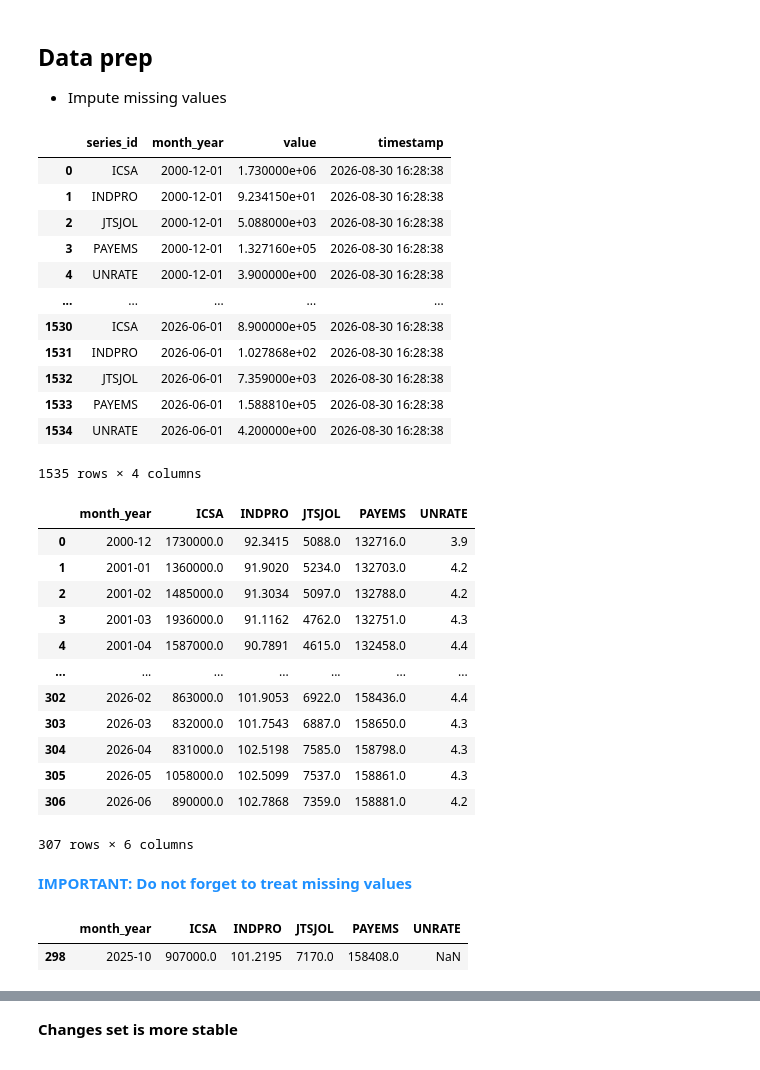
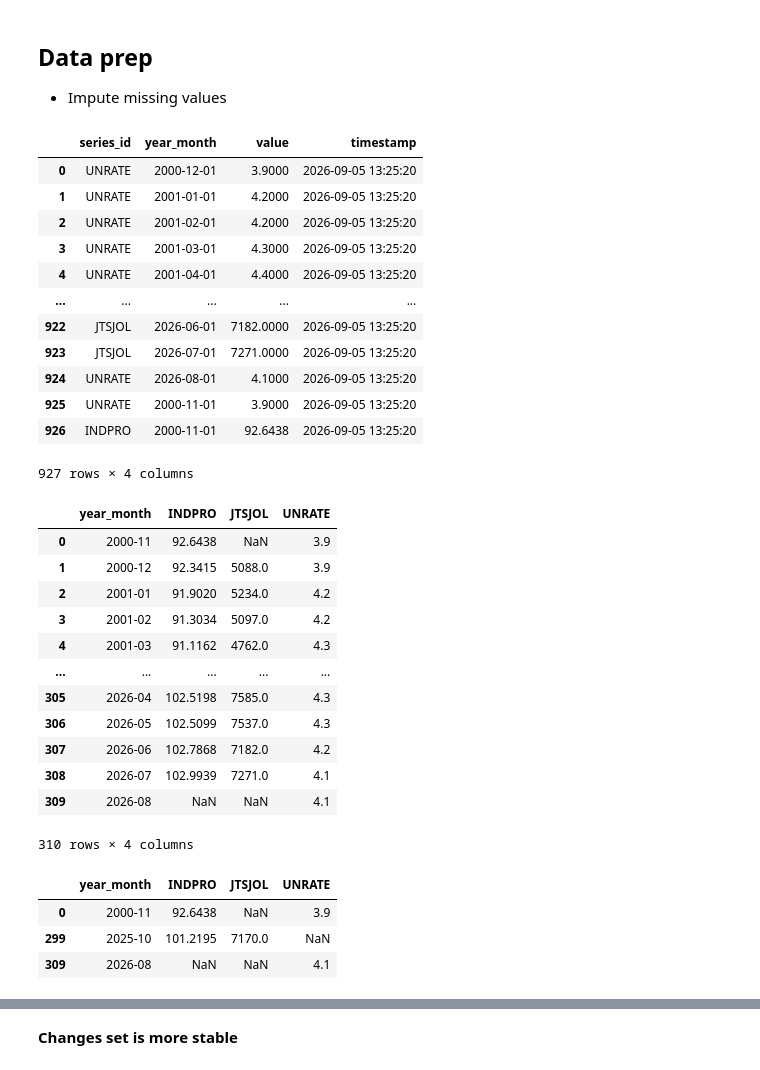
Before and after one commit to mx-lnk/us-unemployment-forecasting-pipeline, a Jupyter notebook: notebooks/feature_engineering.ipynb, the cells around one changed output, grey strips where cells are left out. Drawn from its saved outputs; the diff is of its cells as text; code cells hidden in the pictures.

```diff
--- a/notebooks/feature_engineering.ipynb
+++ b/notebooks/feature_engineering.ipynb
@@ -22,5 +23,5 @@ import database
 # %%
-data = database.db_requester_fetchall(sql_script="all_MonthlyFeatures.sql")
+data = database.db_requester_fetchall(sql_script="all_obs_FREDObservations.sql")
 # %%
 arr_raw = np.array(data)
 arr_raw[np.where(arr_raw == None)[0]]
@@ -32,52 +33,52 @@ array([['UNRATE', '2025-10-01', None, '2026-08-30 16:28:38']],
 ## Data prep
 - Impute missing values
 # %%
-df_raw = pd.DataFrame(data, columns=['series_id', 'month_year', 'value', 'timestamp'])
-df_raw['month_year'] = pd.to_datetime(df_raw['month_year'])
+df_raw = pd.DataFrame(data, columns=['series_id', 'year_month', 'value', 'timestamp'])
+df_raw['year_month'] = pd.to_datetime(df_raw['year_month'])
 df_raw
 # %% [output]
-|  | series_id | month_year | value | timestamp |
-| 0 | ICSA | 2000-12-01 | 1.730000e+06 | 2026-08-30 16:28:38 |
-| 1 | INDPRO | 2000-12-01 | 9.234150e+01 | 2026-08-30 16:28:38 |
-| 2 | JTSJOL | 2000-12-01 | 5.088000e+03 | 2026-08-30 16:28:38 |
-| 3 | PAYEMS | 2000-12-01 | 1.327160e+05 | 2026-08-30 16:28:38 |
-| 4 | UNRATE | 2000-12-01 | 3.900000e+00 | 2026-08-30 16:28:38 |
+|  | series_id | year_month | value | timestamp |
+| 0 | UNRATE | 2000-12-01 | 3.9000 | 2026-09-05 13:25:20 |
+| 1 | UNRATE | 2001-01-01 | 4.2000 | 2026-09-05 13:25:20 |
+| 2 | UNRATE | 2001-02-01 | 4.2000 | 2026-09-05 13:25:20 |
+| 3 | UNRATE | 2001-03-01 | 4.3000 | 2026-09-05 13:25:20 |
+| 4 | UNRATE | 2001-04-01 | 4.4000 | 2026-09-05 13:25:20 |
 | ... | ... | ... | ... | ... |
-| 1530 | ICSA | 2026-06-01 | 8.900000e+05 | 2026-08-30 16:28:38 |
-| 1531 | INDPRO | 2026-06-01 | 1.027868e+02 | 2026-08-30 16:28:38 |
-| 1532 | JTSJOL | 2026-06-01 | 7.359000e+03 | 2026-08-30 16:28:38 |
-| 1533 | PAYEMS | 2026-06-01 | 1.588810e+05 | 2026-08-30 16:28:38 |
-| 1534 | UNRATE | 2026-06-01 | 4.200000e+00 | 2026-08-30 16:28:38 |
+| 922 | JTSJOL | 2026-06-01 | 7182.0000 | 2026-09-05 13:25:20 |
+| 923 | JTSJOL | 2026-07-01 | 7271.0000 | 2026-09-05 13:25:20 |
+| 924 | UNRATE | 2026-08-01 | 4.1000 | 2026-09-05 13:25:20 |
+| 925 | UNRATE | 2000-11-01 | 3.9000 | 2026-09-05 13:25:20 |
+| 926 | INDPRO | 2000-11-01 | 92.6438 | 2026-09-05 13:25:20 |
-1535 rows × 4 columns
+927 rows × 4 columns
 # %%
 df = df_raw.pivot(
-    index='month_year',
+    index='year_month',
     columns='series_id',
     values='value'
 ).reset_index()
-df['month_year'] = df['month_year'].dt.to_period('M')
+df['year_month'] = df['year_month'].dt.to_period('M')
 df.columns.name = None
 
 df
 # %% [output]
-|  | month_year | ICSA | INDPRO | JTSJOL | PAYEMS | UNRATE |
-| 0 | 2000-12 | 1730000.0 | 92.3415 | 5088.0 | 132716.0 | 3.9 |
-| 1 | 2001-01 | 1360000.0 | 91.9020 | 5234.0 | 132703.0 | 4.2 |
-| 2 | 2001-02 | 1485000.0 | 91.3034 | 5097.0 | 132788.0 | 4.2 |
-| 3 | 2001-03 | 1936000.0 | 91.1162 | 4762.0 | 132751.0 | 4.3 |
-| 4 | 2001-04 | 1587000.0 | 90.7891 | 4615.0 | 132458.0 | 4.4 |
-| ... | ... | ... | ... | ... | ... | ... |
-| 302 | 2026-02 | 863000.0 | 101.9053 | 6922.0 | 158436.0 | 4.4 |
-| 303 | 2026-03 | 832000.0 | 101.7543 | 6887.0 | 158650.0 | 4.3 |
-| 304 | 2026-04 | 831000.0 | 102.5198 | 7585.0 | 158798.0 | 4.3 |
-| 305 | 2026-05 | 1058000.0 | 102.5099 | 7537.0 | 158861.0 | 4.3 |
-| 306 | 2026-06 | 890000.0 | 102.7868 | 7359.0 | 158881.0 | 4.2 |
+|  | year_month | INDPRO | JTSJOL | UNRATE |
+| 0 | 2000-11 | 92.6438 | NaN | 3.9 |
+| 1 | 2000-12 | 92.3415 | 5088.0 | 3.9 |
+| 2 | 2001-01 | 91.9020 | 5234.0 | 4.2 |
+| 3 | 2001-02 | 91.3034 | 5097.0 | 4.2 |
+| 4 | 2001-03 | 91.1162 | 4762.0 | 4.3 |
+| ... | ... | ... | ... | ... |
+| 305 | 2026-04 | 102.5198 | 7585.0 | 4.3 |
+| 306 | 2026-05 | 102.5099 | 7537.0 | 4.3 |
+| 307 | 2026-06 | 102.7868 | 7182.0 | 4.2 |
+| 308 | 2026-07 | 102.9939 | 7271.0 | 4.1 |
+| 309 | 2026-08 | NaN | NaN | 4.1 |
-307 rows × 6 columns
+310 rows × 4 columns
-# %% [markdown]
-<b style="color:DodgerBlue;">IMPORTANT: Do not forget to treat missing values</b>
 # %%
 df[df.isna().any(axis=1)]
 # %% [output]
-|  | month_year | ICSA | INDPRO | JTSJOL | PAYEMS | UNRATE |
-| 298 | 2025-10 | 907000.0 | 101.2195 | 7170.0 | 158408.0 | NaN |
+|  | year_month | INDPRO | JTSJOL | UNRATE |
+| 0 | 2000-11 | 92.6438 | NaN | 3.9 |
+| 299 | 2025-10 | 101.2195 | 7170.0 | NaN |
+| 309 | 2026-08 | NaN | NaN | 4.1 |
 # %%
```
Also changed, not shown: parts of 33 cells of this notebook, 8 other files.
